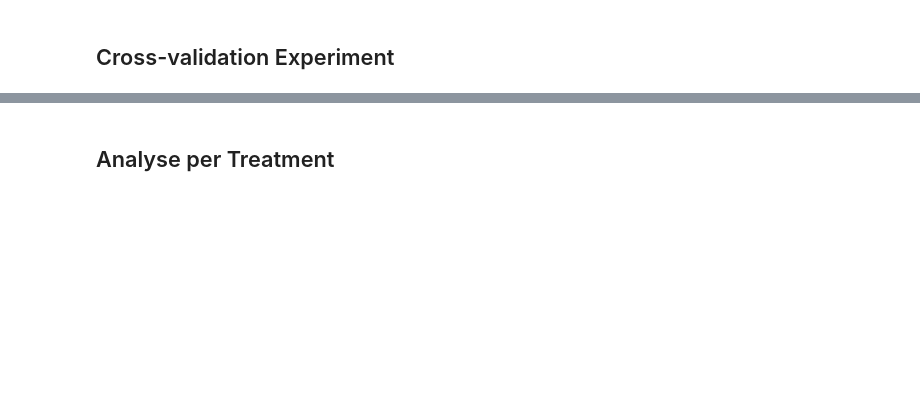
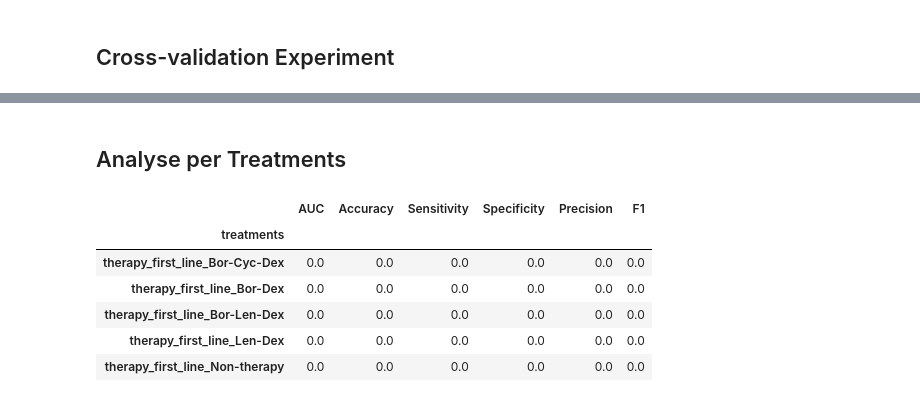
Before and after one commit to lucasvenez/mult, a Jupyter notebook: 03_01_brfl_model_mult.ipynb, the cells around one changed output, grey strips where cells are left out. Drawn from its saved outputs; the diff is of its cells as text; code cells hidden in the pictures; blank space fills up the shorter version.

```diff
--- a/03_01_brfl_model_mult.ipynb
+++ b/03_01_brfl_model_mult.ipynb
@@ -101,7 +82,7 @@ import os
 # dataset and by experiment id
 # analyser = Analyser()
 
-# Creating 10-fold CV splits stratified by treatment and outcome
+# Creating 10-fold CV splits stratified by treatments and outcome
 kfold = StratifiedKFold(N_FOLDS, shuffle=True, random_state=RANDOM_STATE)
 split = kfold.split(np.zeros(outcome.shape[0]), join_values([treatments, outcome]))
 
@@ -126,8 +107,8 @@ for experiment, (train_index, valid_index) in enumerate(split):
     clinical_train = clinical.iloc[train_index, :]
     clinical_valid = clinical.iloc[valid_index, :]
 
-    treatments_train = te.iloc[train_index, :]
-    treatments_valid = te.iloc[valid_index, :]
+    treatments_train = treatments.iloc[train_index, :]
+    treatments_valid = treatments.iloc[valid_index, :]
 
     genes_train = genes.iloc[train_index, :]
     genes_valid = genes.iloc[valid_index, :]
@@ -165,14 +146,18 @@ for experiment, (train_index, valid_index) in enumerate(split):
             'n_estimators': 100,
             'objective': 'binary',
             'is_unbalance': False,
-            'extra_trees': True},
+            'extra_trees': True,
+            'max_depth': 4,
+            'learning_rate': 0.1,
+            'min_split_gain': 0.0001,
+            'min_child_weight': 0.0001},
 
-        optimization_n_call=100,
+        optimization_n_call=50,
         optimization_n_folds=2,
         optimization_early_stopping_rounds=1,
 
-        clinical_marker_selection_threshold=0.05,
-        gene_selection_threshold=0.0005,
+        clinical_marker_selection_threshold=0.050,
+        gene_selection_threshold=0.002,
 
         dae_decay_rate=1.0,
         dae_learning_rate=1e-1,
@@ -278,5 +303,5 @@ result.std()
 # %% [markdown]
-## Analyse per Treatment
+## Analyse per Treatments
 # %%
 from sklearn.metrics import confusion_matrix
 from sklearn.metrics import roc_auc_score
@@ -301,32 +326,41 @@ def classification_metrics(x):
 
     except:
         return pd.Series({
             'AUC': 0.0,
             'Accuracy': 0.0,
             'Sensitivity': 0.0,
             'Specificity': 0.0,
             'Precision': 0.0,
             'F1': 0.0})
 
 BASE_DIR = 'output/mult/inference/'
 
 df = None
 
 metrics = pd.read_csv('output/mult/metrics.csv', sep=',')
 
 for file in os.listdir(BASE_DIR):
     if 'valid' in file:
         index = file.split('_')[1].split('.')[0]
         train = pd.read_csv(os.path.join(BASE_DIR, 'train_{}.csv'.format(index)), sep=',')
         t = metrics[metrics['experiment'] == int(index)]['threshold'].values[0]
         tmp = pd.read_csv(os.path.join(BASE_DIR, file), sep=',')
         df = tmp if df is None else pd.concat([df, tmp], axis=0)
         df['y_hat_hard'] = df['y_hat'].apply(lambda x: 1 if x >= t else 0)
 
 df = df.set_index('ID', drop=True)
 
-df = df.join(treatments[treatments==1].stack().reset_index().drop(0,1).set_index('ID').rename(columns={'level_1': 'treatment'}))
+df = df.join(treatments[treatments==1].stack().reset_index().drop(0,1).set_index('ID').rename(
+    columns={'level_1': 'treatments'}))
 
 df = df.rename(columns={'response_best_response_first_line': 'y_true'})
 
-df.groupby('treatment').apply(classification_metrics)
+df.groupby('treatments').apply(classification_metrics)
+# %% [output]
+|  | AUC | Accuracy | Sensitivity | Specificity | Precision | F1 |
+| treatments |  |  |  |  |  |  |
+| therapy_first_line_Bor-Cyc-Dex | 0.0 | 0.0 | 0.0 | 0.0 | 0.0 | 0.0 |
+| therapy_first_line_Bor-Dex | 0.0 | 0.0 | 0.0 | 0.0 | 0.0 | 0.0 |
+| therapy_first_line_Bor-Len-Dex | 0.0 | 0.0 | 0.0 | 0.0 | 0.0 | 0.0 |
+| therapy_first_line_Len-Dex | 0.0 | 0.0 | 0.0 | 0.0 | 0.0 | 0.0 |
+| therapy_first_line_Non-therapy | 0.0 | 0.0 | 0.0 | 0.0 | 0.0 | 0.0 |
```
Also changed, not shown: parts of 6 cells of this notebook, 6 other files.
